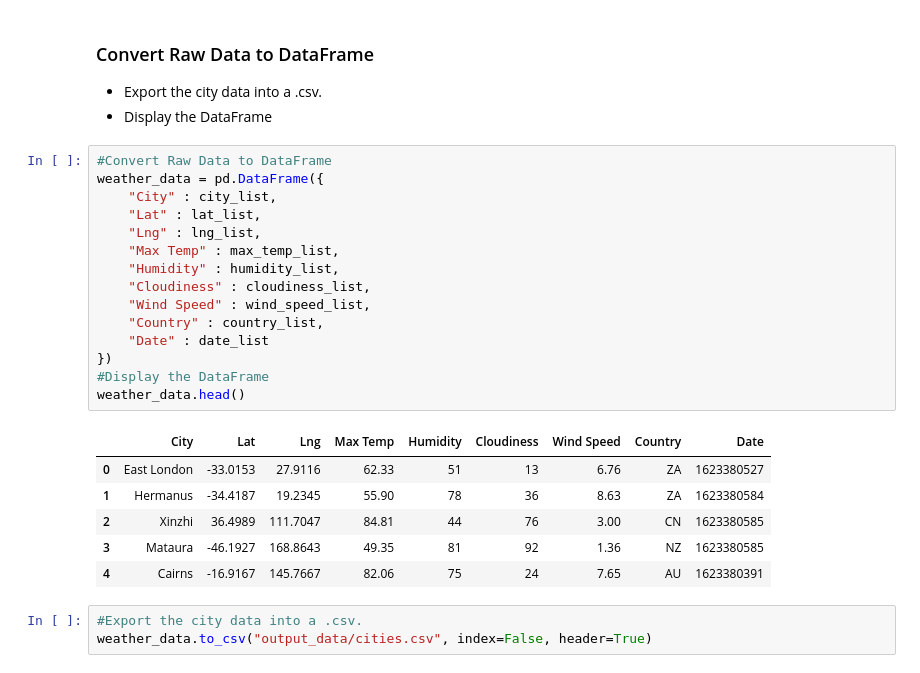
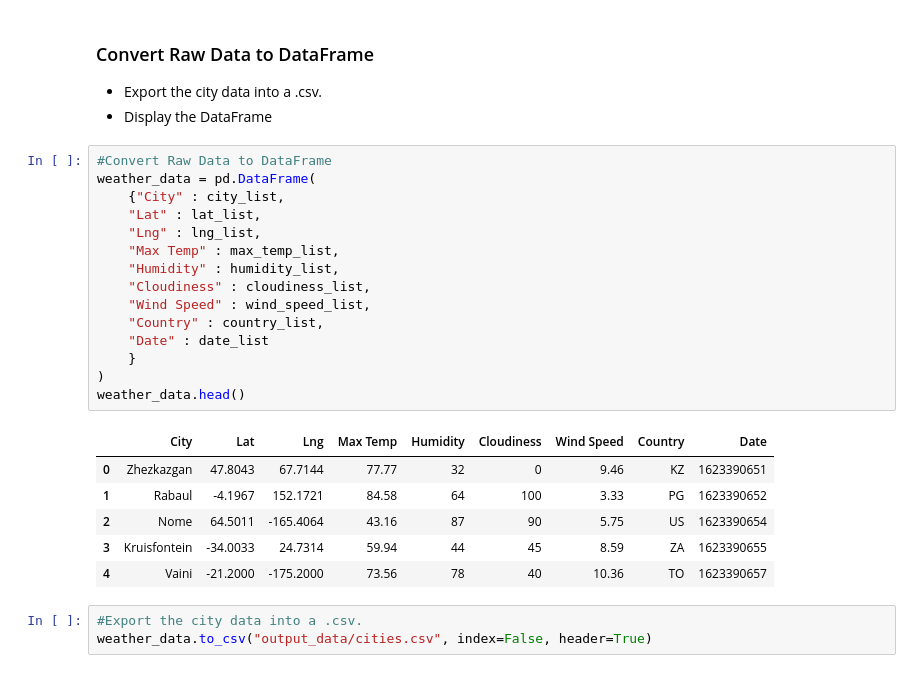
Before and after one commit to emilymmont/python-api-challenge, a Jupyter notebook: WeatherPy/WeatherPy.ipynb, the cells around one changed output. Saved outputs shown, nothing was run; the diff lists cells and outputs as text.

```diff
--- a/WeatherPy/WeatherPy.ipynb
+++ b/WeatherPy/WeatherPy.ipynb
@@ -124,26 +124,26 @@ Data Retrieval Complete
 * Display the DataFrame
 # %%
 #Convert Raw Data to DataFrame
-weather_data = pd.DataFrame({
-    "City" : city_list,
+weather_data = pd.DataFrame(
+    {"City" : city_list,
     "Lat" : lat_list,
     "Lng" : lng_list,
     "Max Temp" : max_temp_list,
     "Humidity" : humidity_list,
     "Cloudiness" : cloudiness_list,
     "Wind Speed" : wind_speed_list,
     "Country" : country_list,
     "Date" : date_list
-})
-#Display the DataFrame
+    }
+)
 weather_data.head()
 # %% [output]
 |  | City | Lat | Lng | Max Temp | Humidity | Cloudiness | Wind Speed | Country | Date |
-| 0 | East London | -33.0153 | 27.9116 | 62.33 | 51 | 13 | 6.76 | ZA | 1623380527 |
-| 1 | Hermanus | -34.4187 | 19.2345 | 55.90 | 78 | 36 | 8.63 | ZA | 1623380584 |
-| 2 | Xinzhi | 36.4989 | 111.7047 | 84.81 | 44 | 76 | 3.00 | CN | 1623380585 |
-| 3 | Mataura | -46.1927 | 168.8643 | 49.35 | 81 | 92 | 1.36 | NZ | 1623380585 |
-| 4 | Cairns | -16.9167 | 145.7667 | 82.06 | 75 | 24 | 7.65 | AU | 1623380391 |
+| 0 | Zhezkazgan | 47.8043 | 67.7144 | 77.77 | 32 | 0 | 9.46 | KZ | 1623390651 |
+| 1 | Rabaul | -4.1967 | 152.1721 | 84.58 | 64 | 100 | 3.33 | PG | 1623390652 |
+| 2 | Nome | 64.5011 | -165.4064 | 43.16 | 87 | 90 | 5.75 | US | 1623390654 |
+| 3 | Kruisfontein | -34.0033 | 24.7314 | 59.94 | 44 | 45 | 8.59 | ZA | 1623390655 |
+| 4 | Vaini | -21.2000 | -175.2000 | 73.56 | 78 | 40 | 10.36 | TO | 1623390657 |
 # %%
 #Export the city data into a .csv.
 weather_data.to_csv("output_data/cities.csv", index=False, header=True)
```
Also changed, not shown: parts of 32 cells of this notebook.
